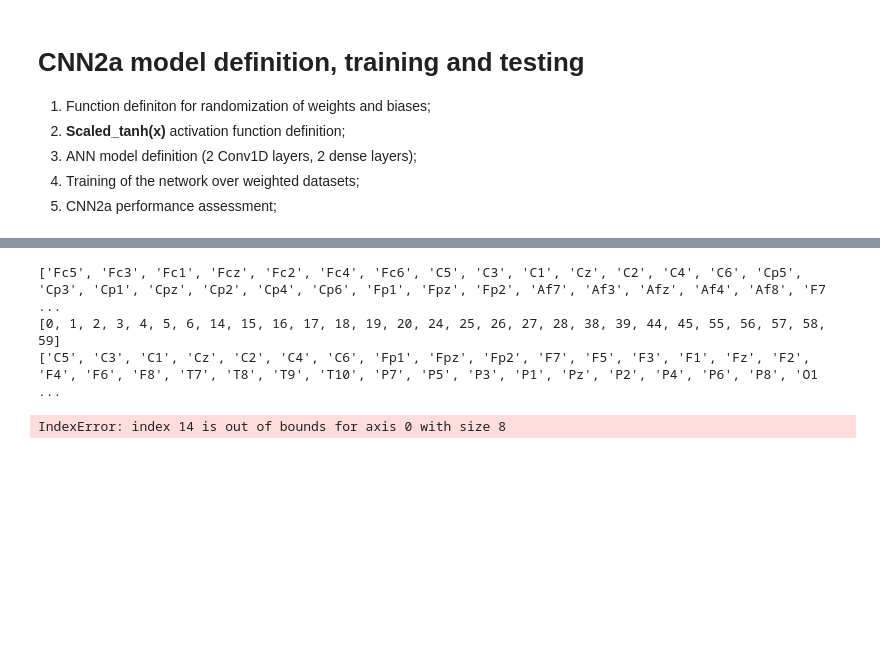
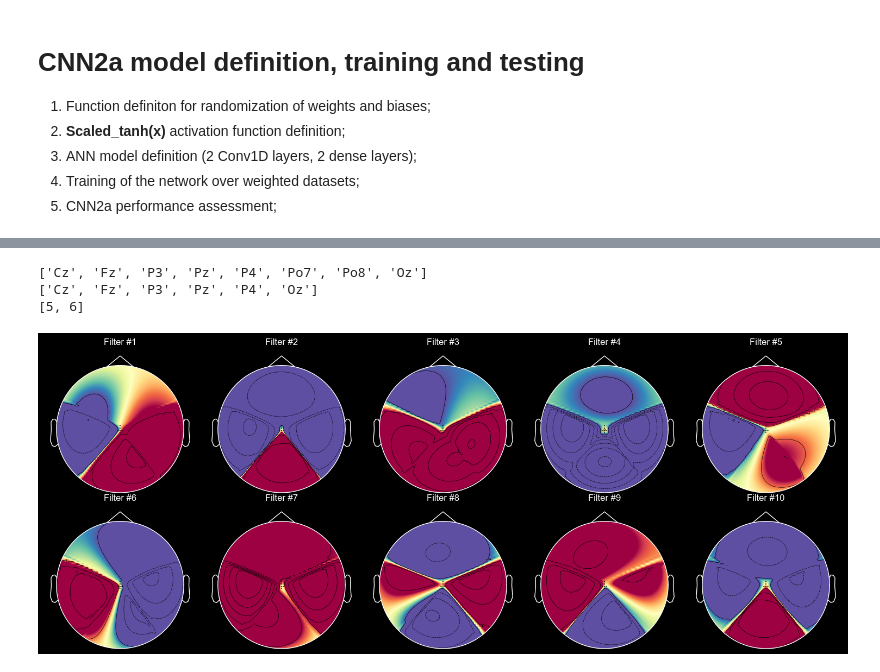
Before and after one commit to qossayrida/neurospell-context-aware, a Jupyter notebook: code/jupyter/CNN2a.ipynb, the cells around one changed output, grey strips where cells are left out. Drawn from its saved outputs; the diff is of its cells as text; code cells hidden in the pictures; blank space fills up the shorter version.

```diff
--- a/code/jupyter/CNN2a.ipynb
+++ b/code/jupyter/CNN2a.ipynb
@@ -252,7 +234,7 @@ WINDOW_DURATION = 650
 # Number of samples of each window
 WINDOW_SAMPLES = round(sampling_frequency * (WINDOW_DURATION / 1000))
 # Number of samples for each character in trials
-SAMPLES_PER_TRIAL_TEST = len(signals_train[0])
+samples_per_trial_test = len(signals_train[0])
 
 test_features = []
 test_labels = []
@@ -261,8 +243,8 @@ windowed_stimulus = []
 count_positive = 0
 count_negative = 0
 
-for trial in range(TRIALS_TEST):
-    for sample in (range(SAMPLES_PER_TRIAL_TEST)):
+for trial in range(trials_test):
+    for sample in (range(samples_per_trial_test)):
         if (sample == 0) or (flashing_test[trial, sample-1] == 0 and flashing_test[trial, sample] == 1):
             lower_sample = sample
             upper_sample = sample + WINDOW_SAMPLES
@@ -296,5 +278,9 @@ test_labels = np.array(test_labels)
 # 3D tensor (SAMPLES, 78, 64)
 dim_test = test_features.shape
 print("Features tensor shape: {}".format(dim_test))
+
+# Data normalization Zi = (Xi - mu) / sigma
+for pattern in range(len(test_features)):
+    test_features[pattern] = scale(test_features[pattern], axis=0)
 # %% [output]
 Features tensor shape: (18000, 78, 8)
@@ -449,12 +439,3 @@ plt.show()
-# %%
-# Define model
-best_model = CNN2a_model(channels=8, filters=10)
-
-# Load best model weights from h5 file
-best_model.load_weights(MODEL_LOCATIONS_FILE_PATH + "/model.keras")
-
-# Compile best model model
-best_model.compile(optimizer = 'adam', loss = 'mean_squared_error', metrics = ['accuracy'])
 # %%
 import numpy as np
 import matplotlib.pyplot as plt
@@ -462,68 +443,63 @@ import mne
 import csv
 
 # Read CSV file into a Python list
-electrode_names = []
+all_electrode_names = []
 
 with open(channel_name_file_path, "r") as file:
     csv_reader = csv.reader(file)
     for row in csv_reader:
-        electrode_names.extend(row)  # Add each row to the list (handles single-column CSV)
+        all_electrode_names.extend(row)  # Add each row to the list (handles single-column CSV)
 
+
+# Create array has the electrode_names has this index channels = [10, 33, 48, 50, 52, 55, 59, 61]
+electrode_names = [all_electrode_names[i] for i in channels]
 print(electrode_names)
 
-
-# remove this channel from the list
-electrode_names_to_remove = ['Fc5', 'Fc3', 'Fc1', 'Fcz', 'Fc2', 'Fc4', 'Fc6', 'Cp5', 'Cp3', 'Cp1', 'Cpz', 'Cp2', 'Cp4', 'Cp6', 'Af7', 'Af3', 'Afz', 'Af4', 'Af8', 'Ft7', 'Ft8', 'Tp7', 'Tp8', 'Po7', 'Po3', 'Poz', 'Po4', 'Po8']
-
-
-# Create array has the original index for electrode_names_to_remove in electrode_names
-index = []
-for i in range(len(electrode_names_to_remove)):
-    index.append(electrode_names.index(electrode_names_to_remove[i]))
-print(index)
-
-electrode_names = [x for x in electrode_names if x not in electrode_names_to_remove]
+# Remove the electrodes 'Po8' from the electrode_names list
+electrode_names.remove('Po7')
+electrode_names.remove('Po8')
 print(electrode_names)
 
+# Create array has the original index for electrode we need to remove from the weights
+index = [5,6]
+print(index)
 
 montage = mne.channels.make_standard_montage("standard_1020")
 
 # Create random weights for 10 filters (20 channels)
 n_channels = len(electrode_names)
 n_filters = 10
 
 # Create a list of weights for all filters
 nf = []
 for filt in range(10):
     nf.append(abs(np.array(best_model.get_weights()[0])[0, :, filt]))
 # remove the channels from the weights
 nf = np.delete(nf, index, axis=1)
-
-
 
 # Create an Info object with EEG channel names
 info = mne.create_info(ch_names=electrode_names, sfreq=1000, ch_types="eeg")
 info.set_montage(montage)
 
 # Plot topomap for each filter
 # Set give me array of background color
 fig, axes = plt.subplots(2, 5, figsize=(15, 6), facecolor="#000000")  # Set overall background to black
 axes = axes.flatten()
 
 for i in range(n_filters):
     ax = axes[i]
     mne.viz.plot_topomap(
         nf[i], info, axes=ax, cmap="Spectral_r", sphere=1.2, show=False  # Adjust `sphere` to scale brain size
     )
     ax.set_title(f"Filter #{i + 1}", color="white")  # Set title color to white for better visibility
 
 plt.tight_layout()
 plt.show()
 # %% [output]
-['Fc5', 'Fc3', 'Fc1', 'Fcz', 'Fc2', 'Fc4', 'Fc6', 'C5', 'C3', 'C1', 'Cz', 'C2', 'C4', 'C6', 'Cp5', 'Cp3', 'Cp1', 'Cpz', 'Cp2', 'Cp4', 'Cp6', 'Fp1', 'Fpz', 'Fp2', 'Af7', 'Af3', 'Afz', 'Af4', 'Af8', 'F7 ...
-[0, 1, 2, 3, 4, 5, 6, 14, 15, 16, 17, 18, 19, 20, 24, 25, 26, 27, 28, 38, 39, 44, 45, 55, 56, 57, 58, 59]
-['C5', 'C3', 'C1', 'Cz', 'C2', 'C4', 'C6', 'Fp1', 'Fpz', 'Fp2', 'F7', 'F5', 'F3', 'F1', 'Fz', 'F2', 'F4', 'F6', 'F8', 'T7', 'T8', 'T9', 'T10', 'P7', 'P5', 'P3', 'P1', 'Pz', 'P2', 'P4', 'P6', 'P8', 'O1 ...
+['Cz', 'Fz', 'P3', 'Pz', 'P4', 'Po7', 'Po8', 'Oz']
+['Cz', 'Fz', 'P3', 'Pz', 'P4', 'Oz']
+[5, 6]
-IndexError: index 14 is out of bounds for axis 0 with size 8
+[figure, added]
 # %%
 # Accuracy over the testing set
 predictions = best_model.predict(test_features)
```
Also changed, not shown: parts of 20 cells of this notebook, 2 other files.
